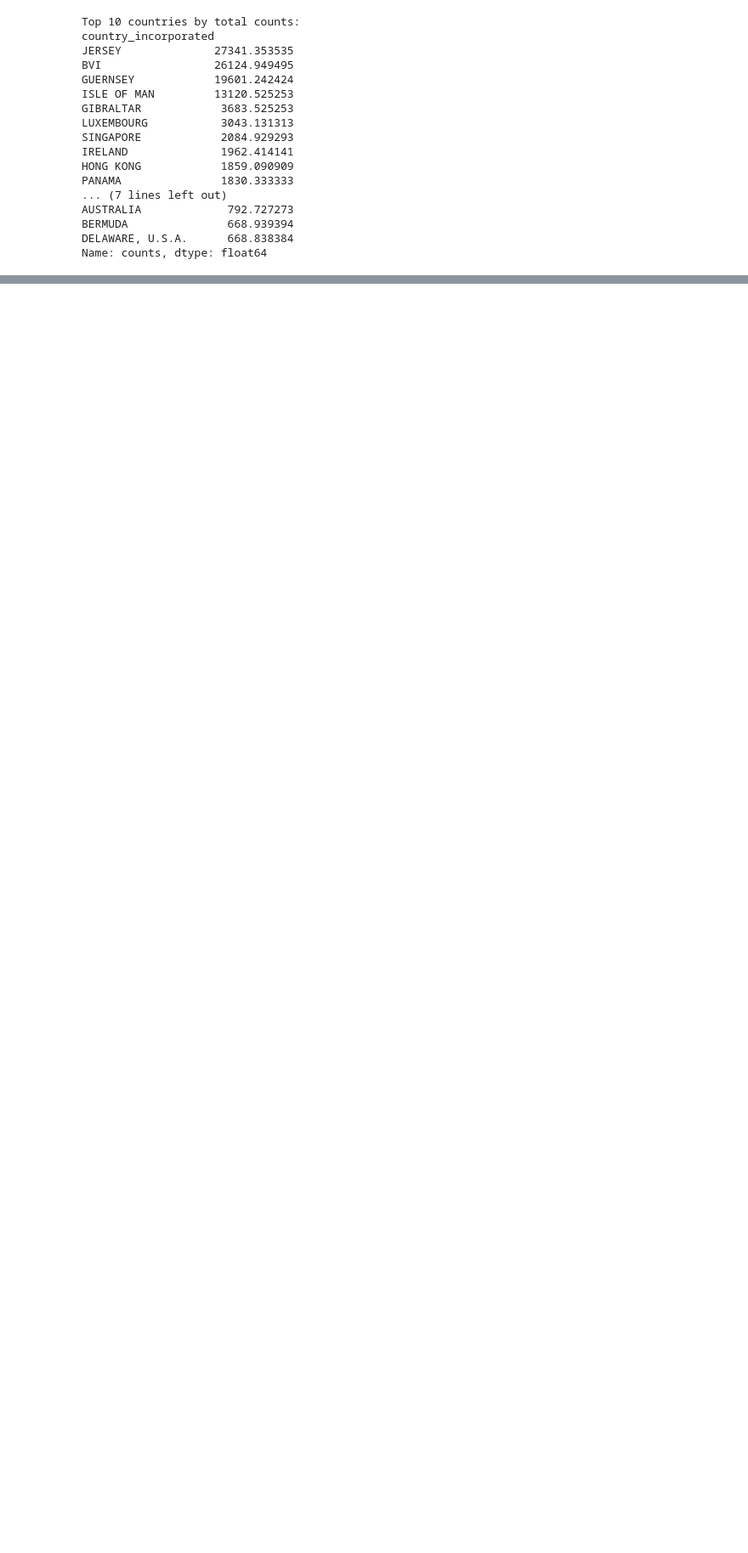
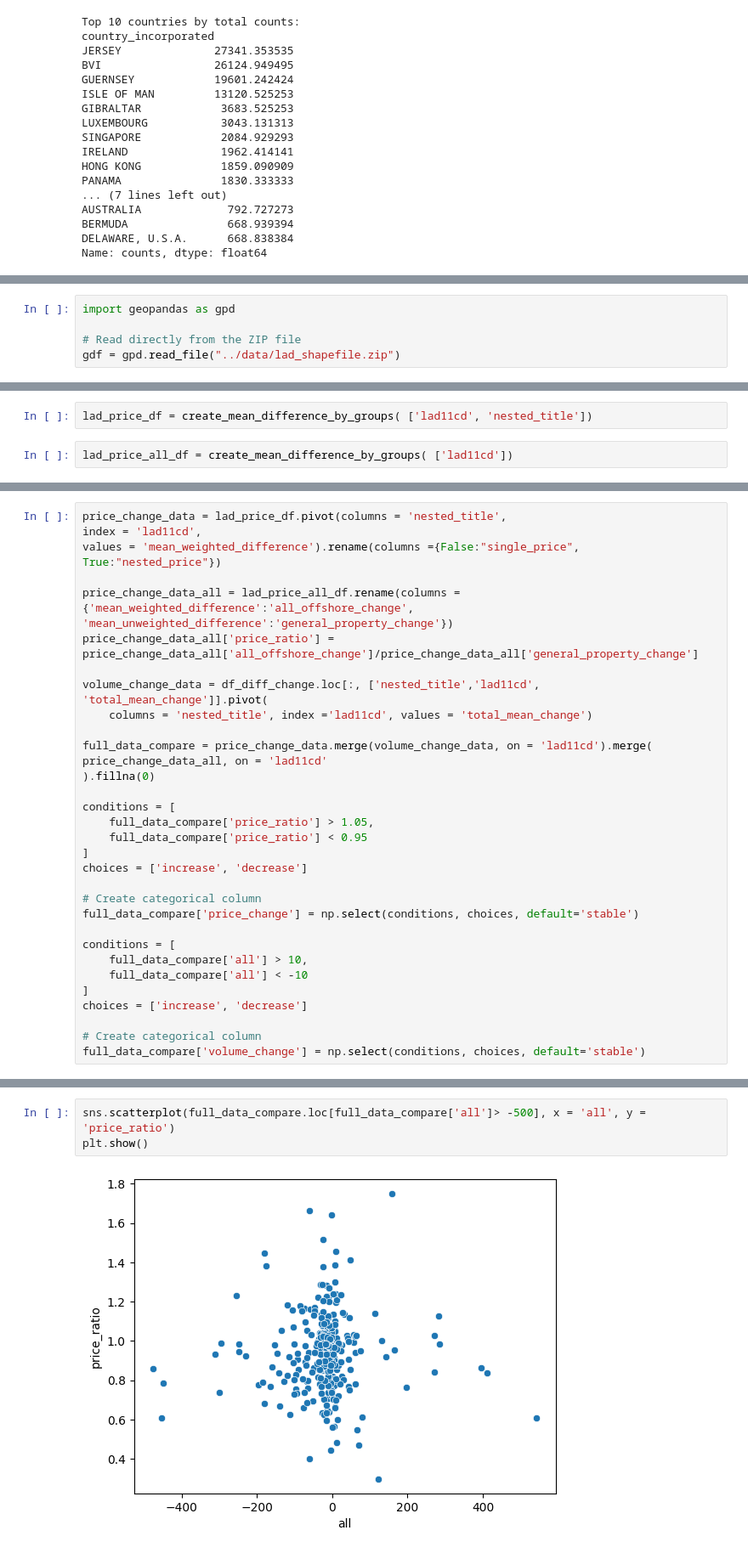
Before and after one commit to JonnoB/enhance_ocod, a Jupyter notebook: notebooks/exploratory_analysis.ipynb, the cells around one changed output, grey strips where cells are left out. Shown at 85% size. Saved outputs shown, nothing was run; the diff lists cells and outputs as text; blank space fills up the shorter version.

```diff
--- a/notebooks/exploratory_analysis.ipynb
+++ b/notebooks/exploratory_analysis.ipynb
@@ -247,0 +442,5 @@ plt.show()
+# %%
+import geopandas as gpd
+
+# Read directly from the ZIP file
+gdf = gpd.read_file("../data/lad_shapefile.zip")
@@ -247,0 +935,4 @@ plt.show()
+# %%
+lad_price_df = create_mean_difference_by_groups( ['lad11cd', 'nested_title'])
+# %%
+lad_price_all_df = create_mean_difference_by_groups( ['lad11cd'])
@@ -247,0 +983,32 @@ plt.show()
+# %%
+price_change_data = lad_price_df.pivot(columns = 'nested_title',
+index = 'lad11cd',
+values = 'mean_weighted_difference').rename(columns ={False:"single_price", True:"nested_price"})
+
+price_change_data_all = lad_price_all_df.rename(columns = {'mean_weighted_difference':'all_offshore_change', 'mean_unweighted_difference':'general_property_change'})
+price_change_data_all['price_ratio'] = price_change_data_all['all_offshore_change']/price_change_data_all['general_property_change']
+
+volume_change_data = df_diff_change.loc[:, ['nested_title','lad11cd', 'total_mean_change']].pivot(
+    columns = 'nested_title', index ='lad11cd', values = 'total_mean_change')
+
+full_data_compare = price_change_data.merge(volume_change_data, on = 'lad11cd').merge(
+price_change_data_all, on = 'lad11cd'
+).fillna(0)
+
+conditions = [
+    full_data_compare['price_ratio'] > 1.05,
+    full_data_compare['price_ratio'] < 0.95
+]
+choices = ['increase', 'decrease']
+
+# Create categorical column
+full_data_compare['price_change'] = np.select(conditions, choices, default='stable')
+
+conditions = [
+    full_data_compare['all'] > 10,
+    full_data_compare['all'] < -10
+]
+choices = ['increase', 'decrease']
+
+# Create categorical column
+full_data_compare['volume_change'] = np.select(conditions, choices, default='stable')
@@ -247,0 +1131,5 @@ plt.show()
+# %%
+sns.scatterplot(full_data_compare.loc[full_data_compare['all']> -500], x = 'all', y = 'price_ratio')
+plt.show()
+# %% [output]
+[figure, added]
```
Also changed, not shown: parts of 35 cells of this notebook, 3 other files.
